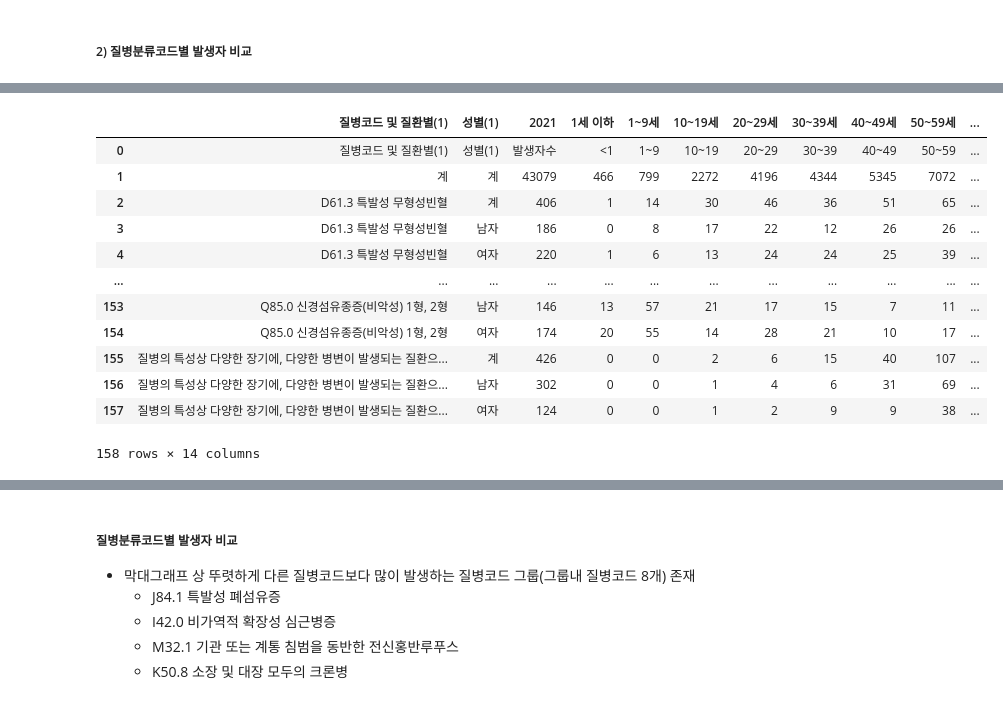
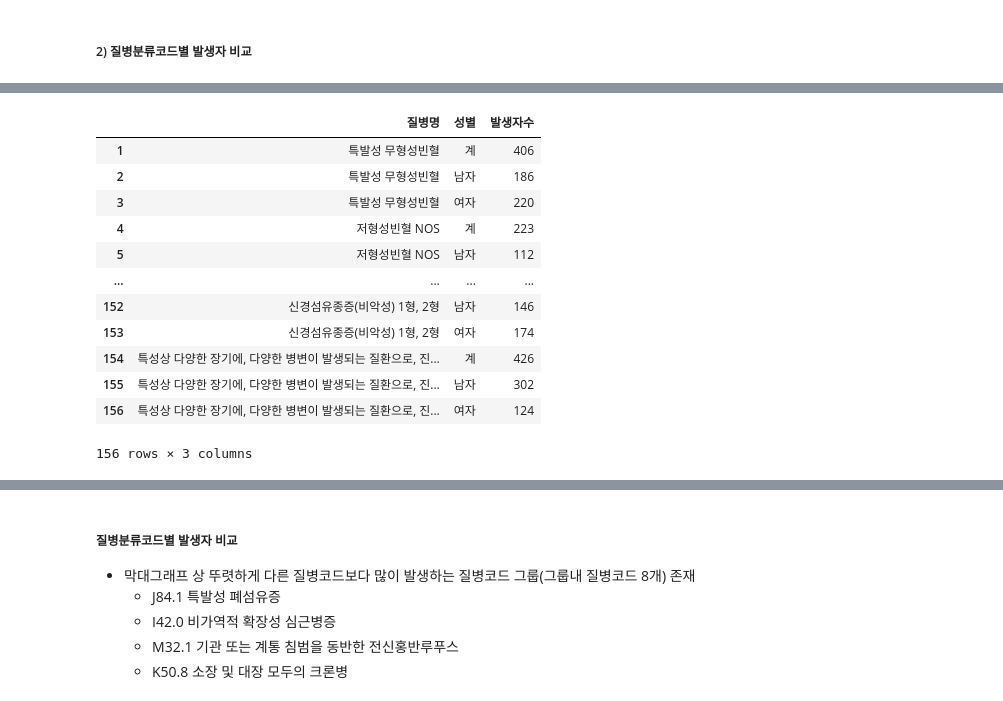
Before and after one commit to kdj0712/rare_field_fastapis, a Jupyter notebook: data/data_analysis/persona2/ipynb/persona2_DDA_yugyeong_accrual.ipynb, the cells around one changed output, grey strips where cells are left out. Saved outputs shown, nothing was run; the diff lists cells and outputs as text; code cells hidden in the pictures.

```diff
--- a/data/data_analysis/persona2/ipynb/persona2_DDA_yugyeong_accrual.ipynb
+++ b/data/data_analysis/persona2/ipynb/persona2_DDA_yugyeong_accrual.ipynb
@@ -39,4 +39,4 @@ import seaborn as sns
 # %%
-df_gender_age_accrual = pd.read_csv('../../csv/2021_전국_질병분류코드별_성별_연령군별_발생자_수_발생자_수_200명_초과_질환__20240424095607.csv')
+df_gender_age_accrual = pd.read_csv('../csv/2021_질병분류코드별_발생자수.csv')
 df_gender_age_accrual[:10]
 # %% [output]
@@ -276,19 +284,19 @@ plt.show()
 # %%
-# column name 변경
-df_gender_age_accrual = df_gender_age_accrual.rename(columns={'2021.1': '1세 이하',  '2021.2': '1~9세', '2021.3': '10~19세', '2021.4': '20~29세', '2021.5': '30~39세', '2021.6': '40~49세', '2021.7': '50~59세', '2021.8': '60~69세', '2021.9': '70~79세', '2021.10': '80세 이상', '2021.11': '알수없음'})
-df_gender_age_accrual
+# 필요한 column만 추출 (질병명, 성별, 발생자수)
+df_total_gender_accrual = df_gender_age_accrual[['질병명', '성별', '발생자수']][1:]
+df_total_gender_accrual
 # %% [output]
-|  | 질병코드 및 질환별(1) | 성별(1) | 2021 | 1세 이하 | 1~9세 | 10~19세 | 20~29세 | 30~39세 | 40~49세 | 50~59세 | ... |
-| 0 | 질병코드 및 질환별(1) | 성별(1) | 발생자수 | <1 | 1~9 | 10~19 | 20~29 | 30~39 | 40~49 | 50~59 | ... |
-| 1 | 계 | 계 | 43079 | 466 | 799 | 2272 | 4196 | 4344 | 5345 | 7072 | ... |
-| 2 | D61.3 특발성 무형성빈혈 | 계 | 406 | 1 | 14 | 30 | 46 | 36 | 51 | 65 | ... |
-| 3 | D61.3 특발성 무형성빈혈 | 남자 | 186 | 0 | 8 | 17 | 22 | 12 | 26 | 26 | ... |
-| 4 | D61.3 특발성 무형성빈혈 | 여자 | 220 | 1 | 6 | 13 | 24 | 24 | 25 | 39 | ... |
-| ... | ... | ... | ... | ... | ... | ... | ... | ... | ... | ... | ... |
-| 153 | Q85.0 신경섬유종증(비악성) 1형, 2형 | 남자 | 146 | 13 | 57 | 21 | 17 | 15 | 7 | 11 | ... |
-| 154 | Q85.0 신경섬유종증(비악성) 1형, 2형 | 여자 | 174 | 20 | 55 | 14 | 28 | 21 | 10 | 17 | ... |
-| 155 | 질병의 특성상 다양한 장기에, 다양한 병변이 발생되는 질환으... | 계 | 426 | 0 | 0 | 2 | 6 | 15 | 40 | 107 | ... |
-| 156 | 질병의 특성상 다양한 장기에, 다양한 병변이 발생되는 질환으... | 남자 | 302 | 0 | 0 | 1 | 4 | 6 | 31 | 69 | ... |
-| 157 | 질병의 특성상 다양한 장기에, 다양한 병변이 발생되는 질환으... | 여자 | 124 | 0 | 0 | 1 | 2 | 9 | 9 | 38 | ... |
+|  | 질병명 | 성별 | 발생자수 |
+| 1 | 특발성 무형성빈혈 | 계 | 406 |
+| 2 | 특발성 무형성빈혈 | 남자 | 186 |
+| 3 | 특발성 무형성빈혈 | 여자 | 220 |
+| 4 | 저형성빈혈 NOS | 계 | 223 |
+| 5 | 저형성빈혈 NOS | 남자 | 112 |
+| ... | ... | ... | ... |
+| 152 | 신경섬유종증(비악성) 1형, 2형 | 남자 | 146 |
+| 153 | 신경섬유종증(비악성) 1형, 2형 | 여자 | 174 |
+| 154 | 특성상 다양한 장기에, 다양한 병변이 발생되는 질환으로, 진... | 계 | 426 |
+| 155 | 특성상 다양한 장기에, 다양한 병변이 발생되는 질환으로, 진... | 남자 | 302 |
+| 156 | 특성상 다양한 장기에, 다양한 병변이 발생되는 질환으로, 진... | 여자 | 124 |
-158 rows × 14 columns
+156 rows × 3 columns
 # %%
```
Also changed, not shown: parts of 48 cells of this notebook, 28 other files.
